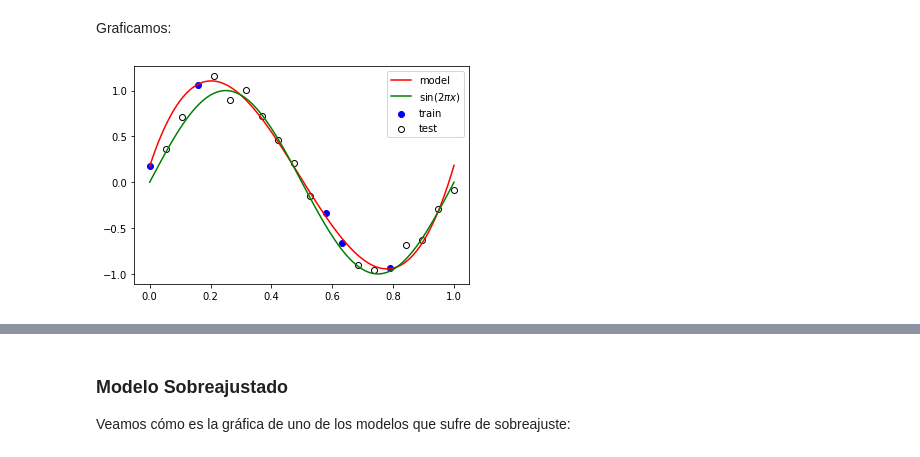
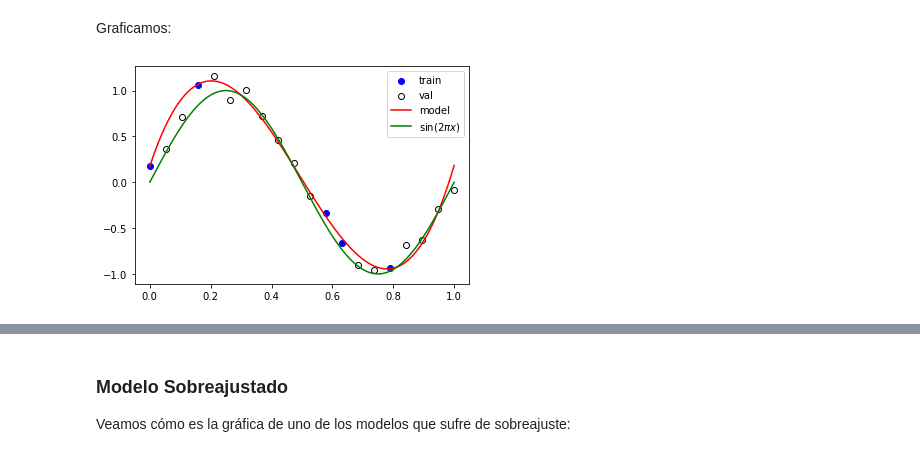
Before and after one commit to DiploDatos/IntroduccionAprendizajeAutomatico, a Jupyter notebook: 01 Regresion.ipynb, the cells around one changed output, grey strips where cells are left out. Cells and saved outputs as stored; diff of their text form; code cells hidden in the pictures.

Commit message:
Modifica esquema de colores y minor fix

```diff
--- a/01 Regresion.ipynb
+++ b/01 Regresion.ipynb
@@ -254,5 +257,5 @@ Pipeline(steps=[('polynomialfeatures', PolynomialFeatures()),
                 ('linearregression', LinearRegression(fit_intercept=False))])
 # %%
 # equivalente a:
-Z_train = pf.fit(X_train, y_train)
+Z_train = pf.fit_transform(X_train, y_train)
 lr.fit(Z_train, y_train)
@@ -285,12 +290,12 @@ plt.show()
 Para predecir, usamos la función **predict**:
 # %%
 y_train_pred = model.predict(X_train)
-y_test_pred = model.predict(X_test)
+y_val_pred = model.predict(X_val)
 # %%
 train_error = mean_squared_error(y_train, y_train_pred)
-test_error = mean_squared_error(y_test, y_test_pred)
+val_error = mean_squared_error(y_val, y_val_pred)
 print(f'Train error: {train_error:0.2}')
-print(f'Test error: {test_error:0.2}')
+print(f'Test error: {val_error:0.2}')
 # %% [output]
 Train error: 0.091
 Test error: 0.87
@@ -300,7 +305,7 @@ Test error: 0.87
 Probaremos polinomios de varios grados, obteniendo valores de error en entrenamiento y evaluación:
 # %%
 train_errors = []
-test_errors = []
+val_errors = []
 degrees = [0, 1, 2, 3, 4, 5, 6, 7, 8, 9]
 for degree in degrees:
     # train:
@@ -311,11 +316,11 @@ for degree in degrees:
 
     # predict:
     y_train_pred = model.predict(X_train)
-    y_test_pred = model.predict(X_test)
+    y_val_pred = model.predict(X_val)
 
     # evaluate:
     train_error = mean_squared_error(y_train, y_train_pred)
-    test_error = mean_squared_error(y_test, y_test_pred)
+    val_error = mean_squared_error(y_val, y_val_pred)
     train_errors.append(train_error)
-    test_errors.append(test_error)
+    val_errors.append(val_error)
 # %%
@@ -366,11 +371,11 @@ model.fit(X_train, y_train);
 Graficamos:
 # %%
 plt.scatter(X_train, y_train, color="blue", label="train")
-plt.scatter(X_test, y_test, color="white", edgecolor="k", label="test")
+plt.scatter(X_val, y_val, color="white", edgecolor="k", label="val")
 plt.plot(x, model.predict(x.reshape(-1, 1)), color="red", label="model")
 plt.plot(x, f_x, color="green", label="$\sin(2\pi x)$")
 plt.legend()
 plt.show()
 # %% [output]
-[figure, old version]
+[figure, new version]
 # %%
```
Also changed, not shown: parts of 16 cells of this notebook.
